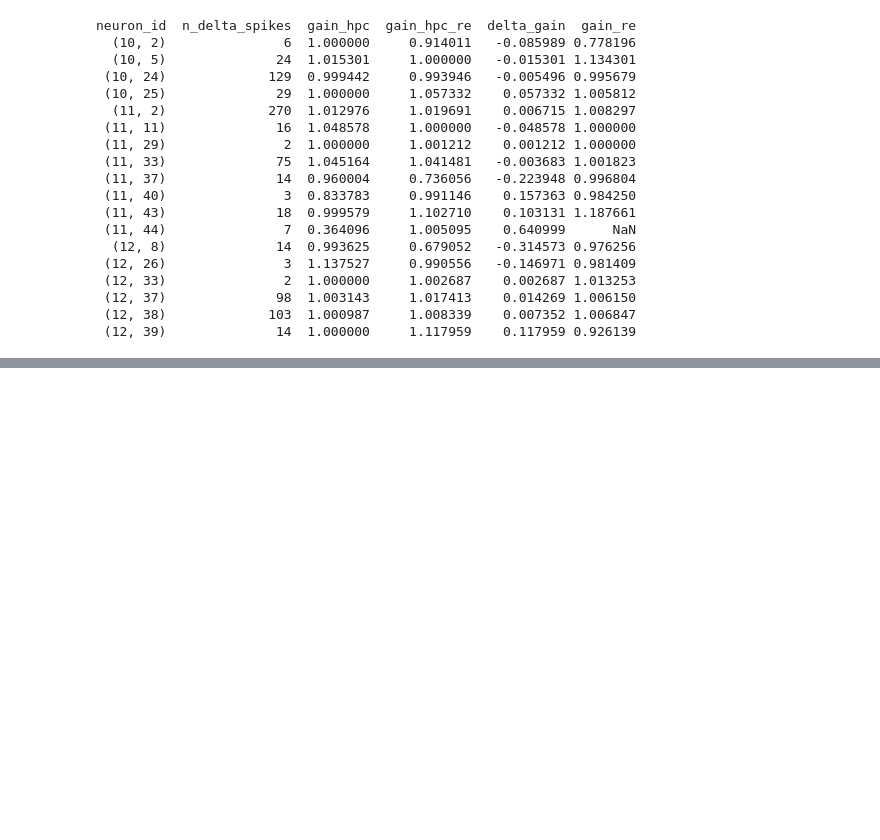
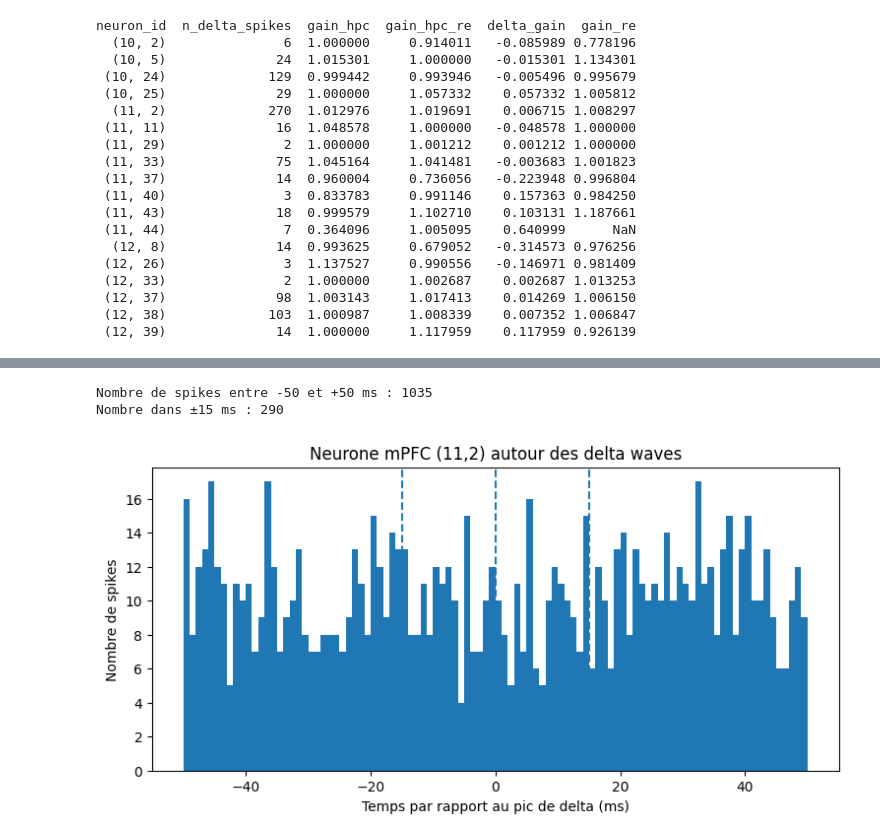
Before and after one commit to laura-marin3/Projet_final, a Jupyter notebook: scripts/Projet.ipynb, the cells around one changed output, grey strips where cells are left out. Cells and saved outputs as stored; diff of their text form; code cells hidden in the pictures; blank space fills up the shorter version.

```diff
--- a/scripts/Projet.ipynb
+++ b/scripts/Projet.ipynb
@@ -1117,0 +1836,48 @@ neuron_id  n_delta_spikes  gain_hpc  gain_hpc_re  delta_gain  gain_re
+# %%
+unit_id = (11, 2)
+spikes = np.asarray(mpfc_units[unit_id])
+
+relative_spikes = []
+
+for delta in delta_peaks:
+    left = np.searchsorted(
+        spikes,
+        delta - 0.050,
+        side="left"
+    )
+    right = np.searchsorted(
+        spikes,
+        delta + 0.050,
+        side="right"
+    )
+
+    relative_spikes.extend(
+        spikes[left:right] - delta
+    )
+
+relative_spikes = np.asarray(relative_spikes)
+
+print("Nombre de spikes entre -50 et +50 ms :", len(relative_spikes))
+print("Nombre dans ±15 ms :", np.sum(np.abs(relative_spikes) <= 0.015))
+# %% [output]
+Nombre de spikes entre -50 et +50 ms : 1035
+Nombre dans ±15 ms : 290
+# %%
+plt.figure(figsize=(9, 4))
+
+plt.hist(
+    relative_spikes * 1000,
+    bins=np.arange(-50, 51, 1)
+)
+
+plt.axvline(-15, linestyle="--")
+plt.axvline(0, linestyle="--")
+plt.axvline(15, linestyle="--")
+
+plt.xlabel("Temps par rapport au pic de delta (ms)")
+plt.ylabel("Nombre de spikes")
+plt.title("Neurone mPFC (11,2) autour des delta waves")
+
+plt.show()
+# %% [output]
+[figure, added]
```
Also changed, not shown: parts of 34 cells of this notebook.
